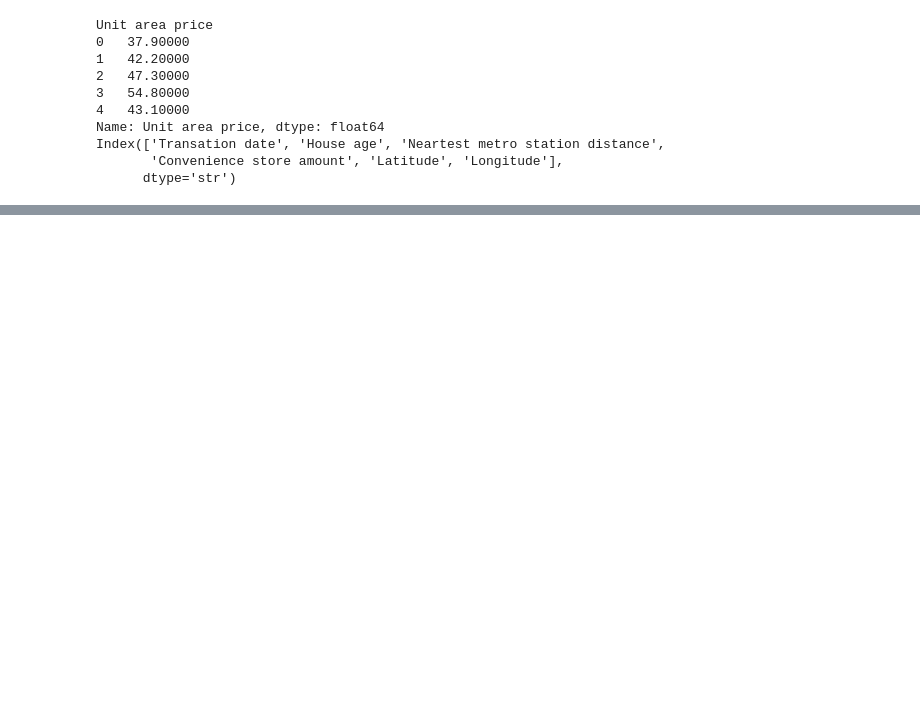
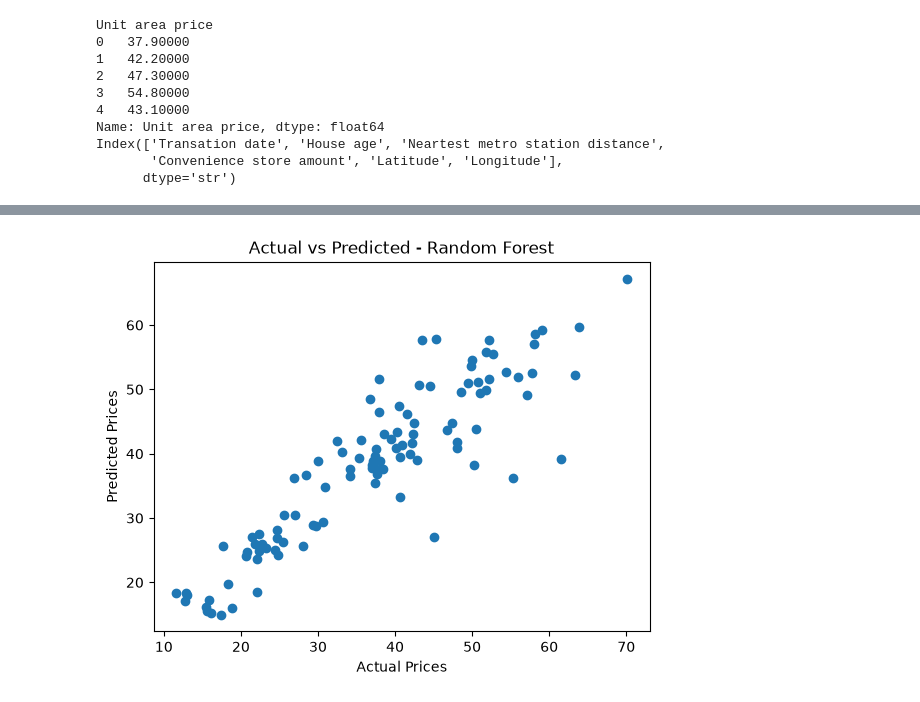
Before and after one commit to sba26097-ai/ML-CA_1, a Jupyter notebook: CA_1_ML.ipynb, the cells around one changed output, grey strips where cells are left out. Cells and saved outputs as stored; diff of their text form; code cells hidden in the pictures; blank space fills up the shorter version.

```diff
--- a/CA_1_ML.ipynb
+++ b/CA_1_ML.ipynb
@@ -432,0 +622,3 @@ plt.show()
+# %%
+grid_lr = GridSearchCV(LinearRegression(),param_lr,cv=10,scoring='r2')
+grid_lr.fit(X_train, y_train)
@@ -432,0 +646,2 @@ plt.show()
+# %%
+param = {'n_estimators': [100, 200],'max_depth': [None, 10, 20],'min_samples_split': [2, 5]}
@@ -432,0 +720,8 @@ plt.show()
+# %%
+plt.scatter(y_test, y_pred)
+plt.xlabel('Actual Prices')
+plt.ylabel('Predicted Prices')
+plt.title('Actual vs Predicted - Random Forest')
+plt.show()
+# %% [output]
+[figure, added]
```
Also changed, not shown: parts of 47 cells of this notebook.
